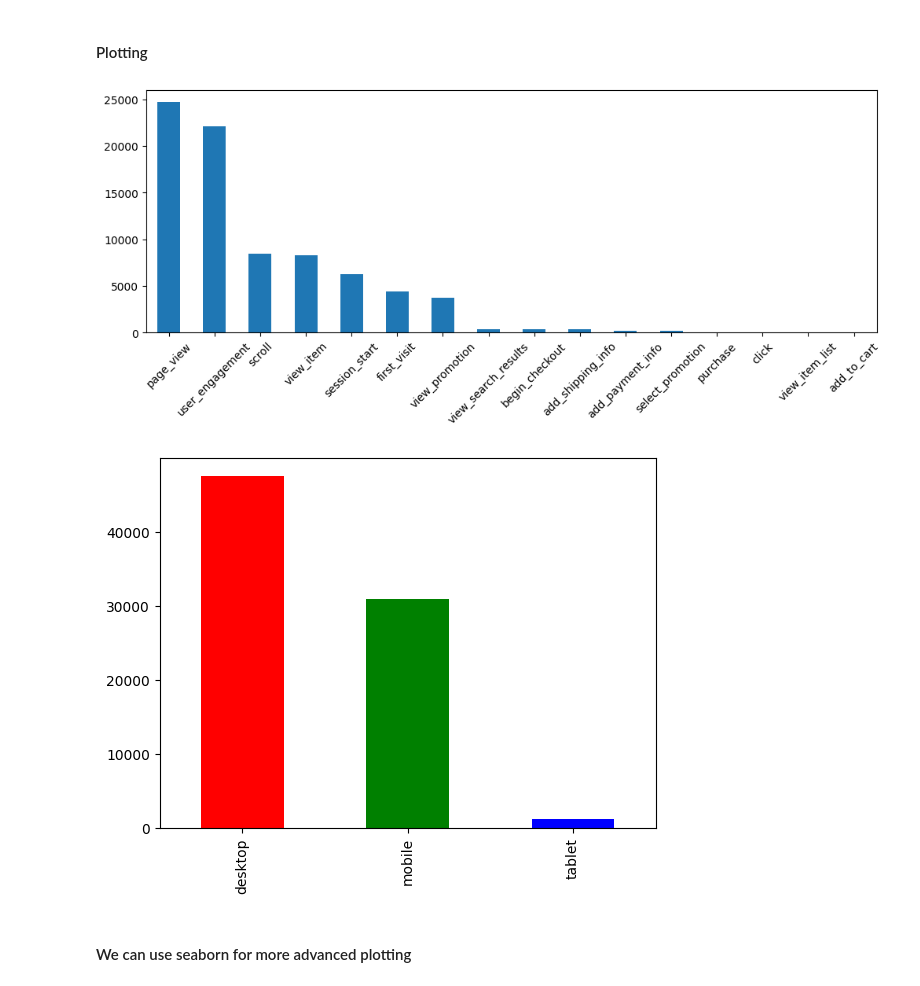
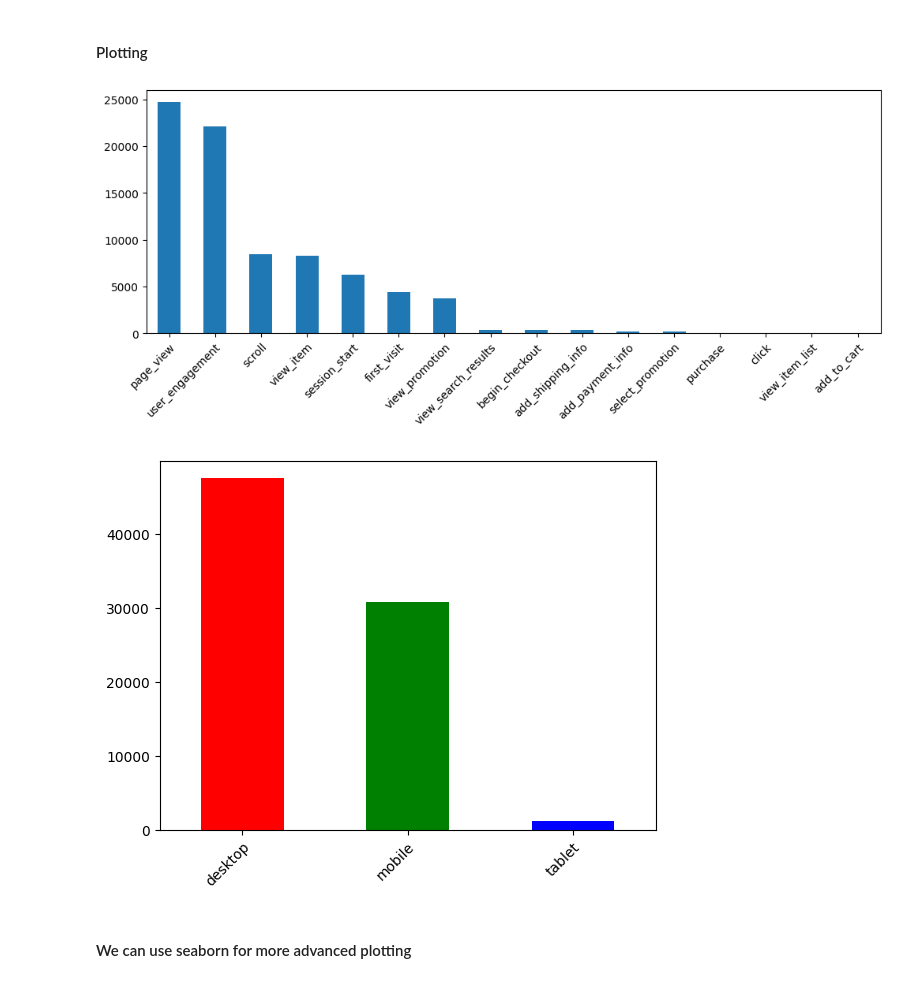
Before and after one commit to capac/python-bigquery-starter, a Jupyter notebook: bigquery.ipynb, the cells around one changed output. Saved outputs shown, nothing was run; the diff lists cells and outputs as text; code cells hidden in the pictures.

```diff
--- a/bigquery.ipynb
+++ b/bigquery.ipynb
@@ -29,18 +31,17 @@ client = bigquery.Client(credentials=credentials, project=project_id)
 # %%
 # Perform a query which extracts event information for one date (2021-01-31)
 query = client.query(
-"""
-SELECT
-  event_date,
-  event_timestamp,
-  event_name,
-  event_params.value.string_value AS page_url,
-  device.*
-FROM
-  `bigquery-public-data.ga4_obfuscated_sample_ecommerce.events_20201101`,
-  UNNEST(event_params) AS event_params --UNNEST allows us to extract the nested records
-WHERE
-  event_params.key = 'page_location'
+"""SELECT
+      event_date,
+      event_timestamp,
+      event_name,
+      event_params.value.string_value AS page_url,
+      device.*,
+      device.web_info.*,
+      geo.*
+   FROM `bigquery-public-data.ga4_obfuscated_sample_ecommerce.events_20201101`,
+   UNNEST(event_params) AS event_params -- UNNEST allows us to extract the nested records
+   WHERE event_params.key = 'page_location'
 """)
 # %%
 # Convert output into a pandas dataframe
@@ -251,13 +250,15 @@ Name: event_name, dtype: int64
 #### Plotting
 # %%
 # We can plot the output of the value_counts() method
-df.event_name.value_counts().plot(kind='bar', rot=45, figsize=(12,4));
+ax = df.event_name.value_counts().plot(kind='bar', figsize=(12,4))
+plt.setp(ax.get_xticklabels(), rotation=45, ha='right', rotation_mode='anchor');
 # %% [output]
-[figure, old version]
+[figure, new version]
 # %%
-df.category.value_counts().plot(kind='bar', color=['r','g','b']);
+ax = df.category.value_counts().plot(kind='bar', color=['r','g','b'])
+plt.setp(ax.get_xticklabels(), ha='right', rotation=45, rotation_mode='anchor');
 # %% [output]
-[figure, old version]
+[figure, new version]
 # %% [markdown]
 #### We can use seaborn for more advanced plotting
 # %%
```
Also changed, not shown: parts of 9 cells of this notebook.
